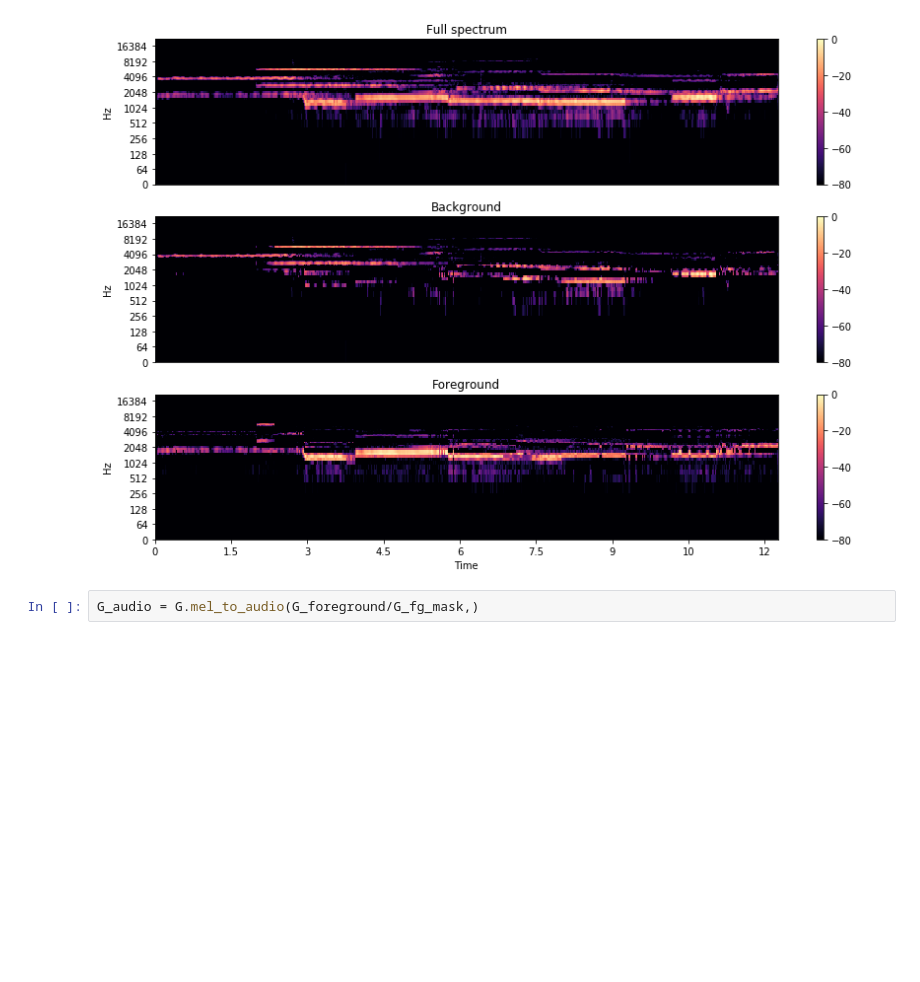
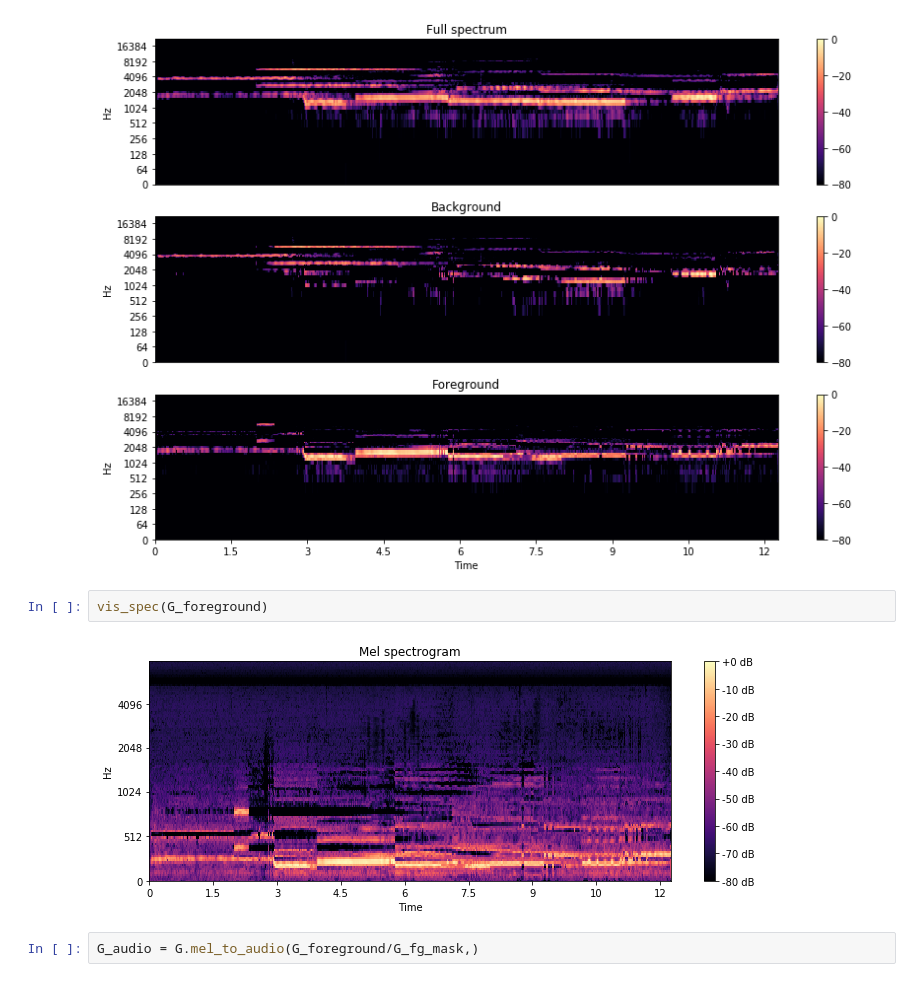
Before and after one commit to crodriguez1a/audio-repair, a Jupyter notebook: notebooks/submission/Pre-Processing.ipynb, the cells around one changed output. Drawn from its saved outputs; the diff is of its cells as text; blank space fills up the shorter version.

```diff
--- a/notebooks/submission/Pre-Processing.ipynb
+++ b/notebooks/submission/Pre-Processing.ipynb
@@ -139,6 +139,10 @@ plot_separation(G_full, G_background, G_foreground, sr=G.sample_rate)
 # %% [output]
 saved
 [figure]
+# %%
+vis_spec(G_foreground)
+# %% [output]
+[figure, added]
 # %%
 G_audio = G.mel_to_audio(G_foreground/G_fg_mask,)
 # %%
```
Also changed, not shown: 6 other files.
